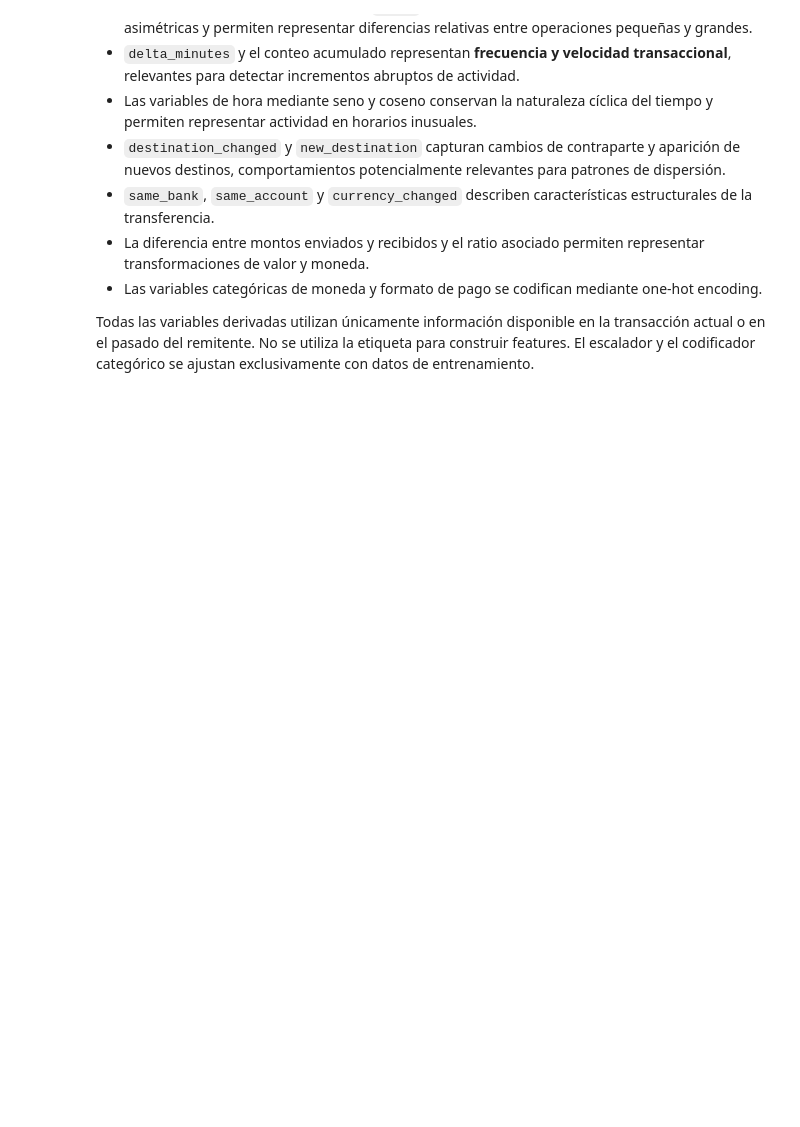
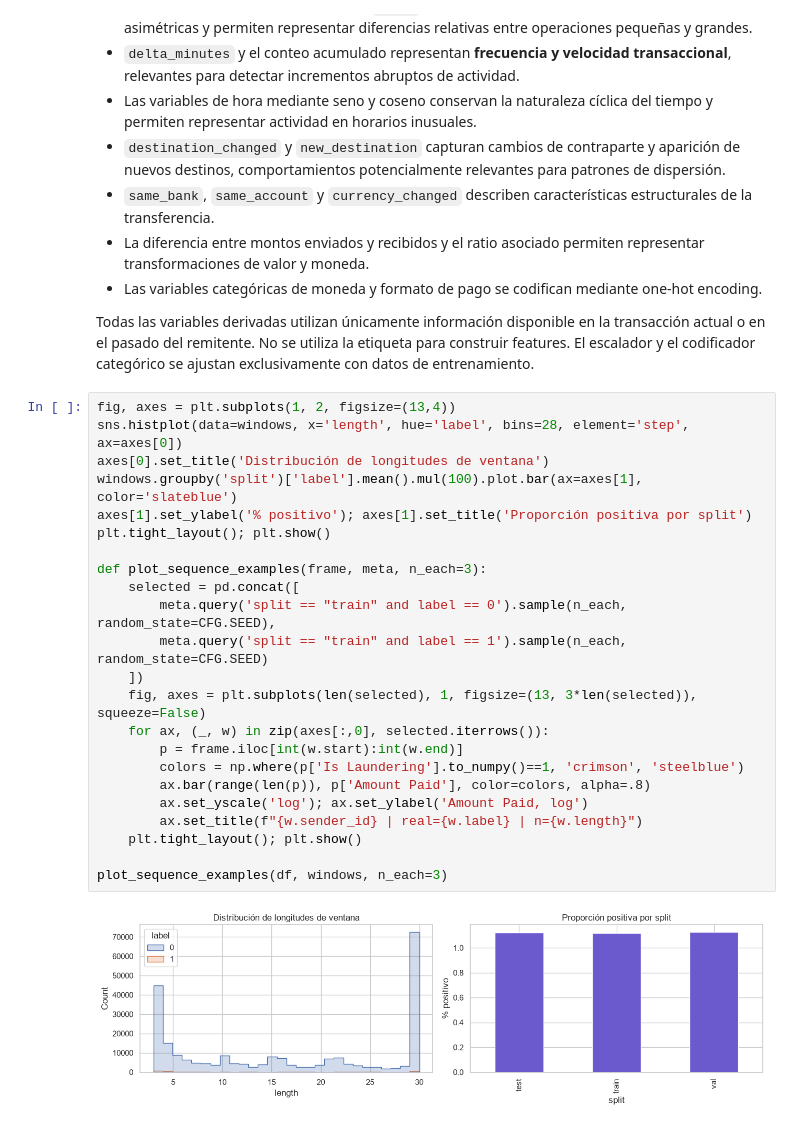
Before and after one commit to tismajo/CC3092-Proyecto-2, a Jupyter notebook: proyecto2.ipynb, the cells around one changed output. Cells and saved outputs as stored; diff of their text form; blank space fills up the shorter version.

Commit message:
feat(eda): graficas de longitud de secuencia y distribucion

```diff
--- a/proyecto2.ipynb
+++ b/proyecto2.ipynb
@@ -372,3 +372,28 @@ Las variables fueron seleccionadas para representar diferentes dimensiones del c
 - Las variables categóricas de moneda y formato de pago se codifican mediante one-hot encoding.
 
 Todas las variables derivadas utilizan únicamente información disponible en la transacción actual o en el pasado del remitente. No se utiliza la etiqueta para construir features. El escalador y el codificador categórico se ajustan exclusivamente con datos de entrenamiento.
+# %%
+fig, axes = plt.subplots(1, 2, figsize=(13,4))
+sns.histplot(data=windows, x='length', hue='label', bins=28, element='step', ax=axes[0])
+axes[0].set_title('Distribución de longitudes de ventana')
+windows.groupby('split')['label'].mean().mul(100).plot.bar(ax=axes[1], color='slateblue')
+axes[1].set_ylabel('% positivo'); axes[1].set_title('Proporción positiva por split')
+plt.tight_layout(); plt.show()
+
+def plot_sequence_examples(frame, meta, n_each=3):
+    selected = pd.concat([
+        meta.query('split == "train" and label == 0').sample(n_each, random_state=CFG.SEED),
+        meta.query('split == "train" and label == 1').sample(n_each, random_state=CFG.SEED)
+    ])
+    fig, axes = plt.subplots(len(selected), 1, figsize=(13, 3*len(selected)), squeeze=False)
+    for ax, (_, w) in zip(axes[:,0], selected.iterrows()):
+        p = frame.iloc[int(w.start):int(w.end)]
+        colors = np.where(p['Is Laundering'].to_numpy()==1, 'crimson', 'steelblue')
+        ax.bar(range(len(p)), p['Amount Paid'], color=colors, alpha=.8)
+        ax.set_yscale('log'); ax.set_ylabel('Amount Paid, log')
+        ax.set_title(f"{w.sender_id} | real={w.label} | n={w.length}")
+    plt.tight_layout(); plt.show()
+
+plot_sequence_examples(df, windows, n_each=3)
+# %% [output]
+[figure, added]
```
Also changed, not shown: parts of 1 cell of this notebook.
